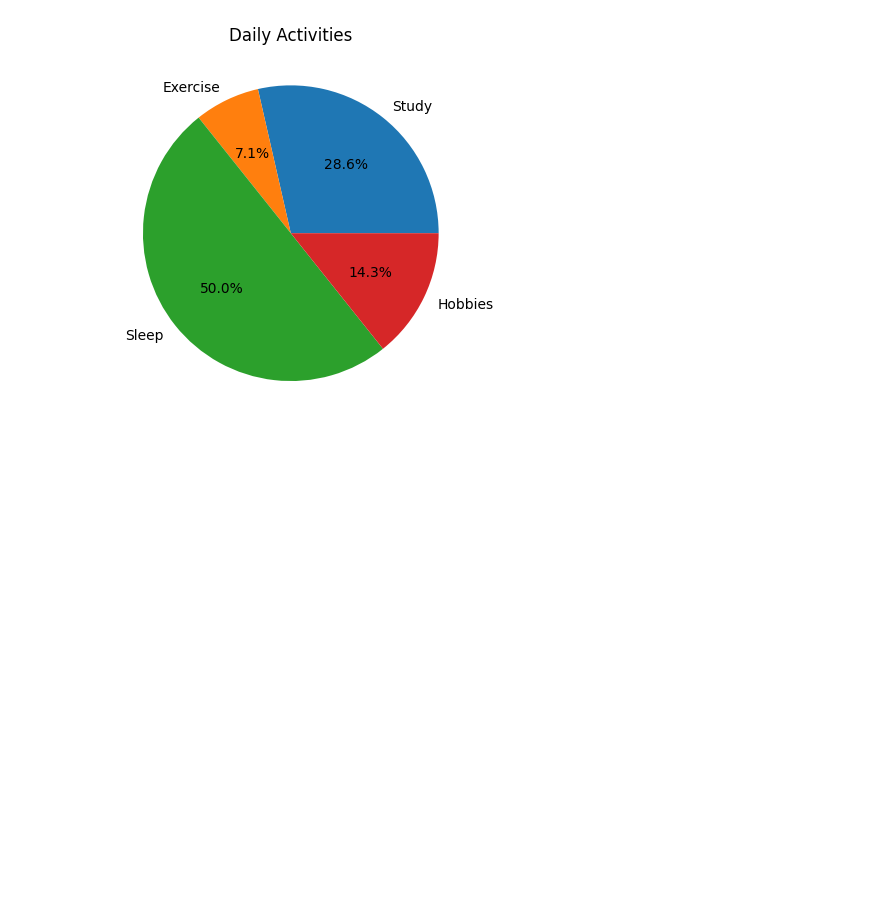
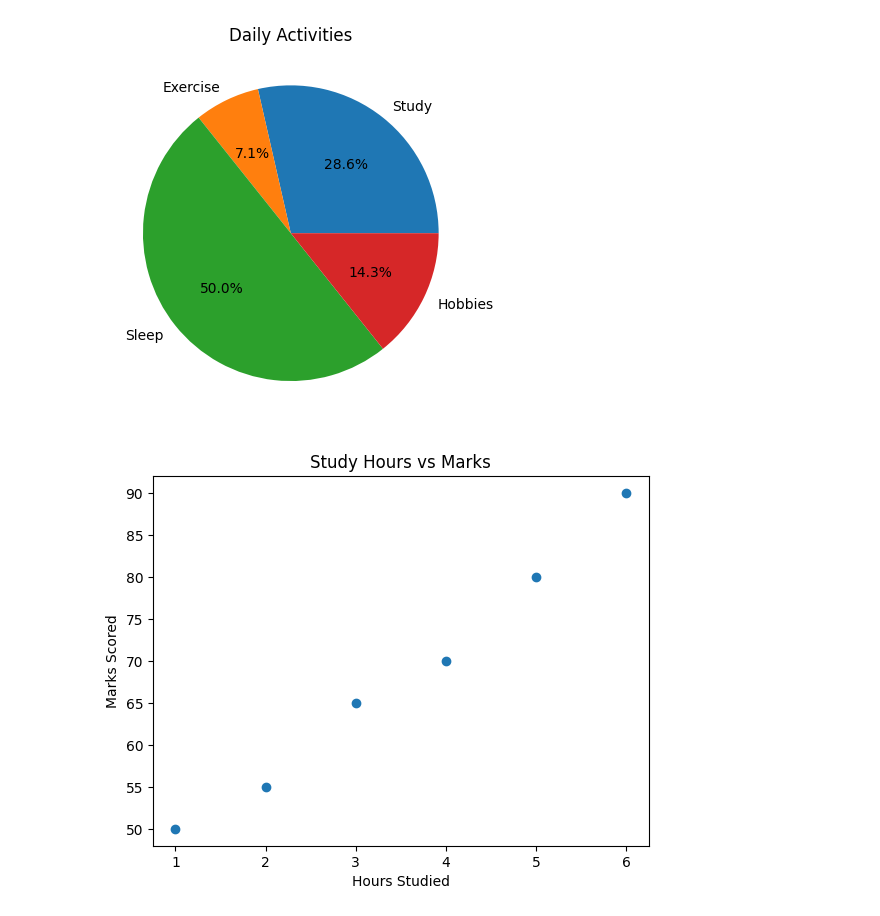
Before and after one commit to dixondanty/AI-ML-internship, a Jupyter notebook: day4/matplotlibtheory.ipynb, the cells around one changed output. Drawn from its saved outputs; the diff is of its cells as text; code cells hidden in the pictures; blank space fills up the shorter version.

```diff
--- a/day4/matplotlibtheory.ipynb
+++ b/day4/matplotlibtheory.ipynb
@@ -45,3 +45,20 @@ plt.title("Daily Activities")
 plt.show()
 # %% [output]
 [figure]
+# %%
+# Data
+hours_studied = [1, 2, 3, 4, 5, 6]
+marks_scored = [50, 55, 65, 70, 80, 90]
+
+# Scatter Plot
+plt.scatter(hours_studied, marks_scored)
+
+# Labels and Title
+plt.xlabel("Hours Studied")
+plt.ylabel("Marks Scored")
+plt.title("Study Hours vs Marks")
+
+# Show graph
+plt.show()
+# %% [output]
+[figure, added]
```
